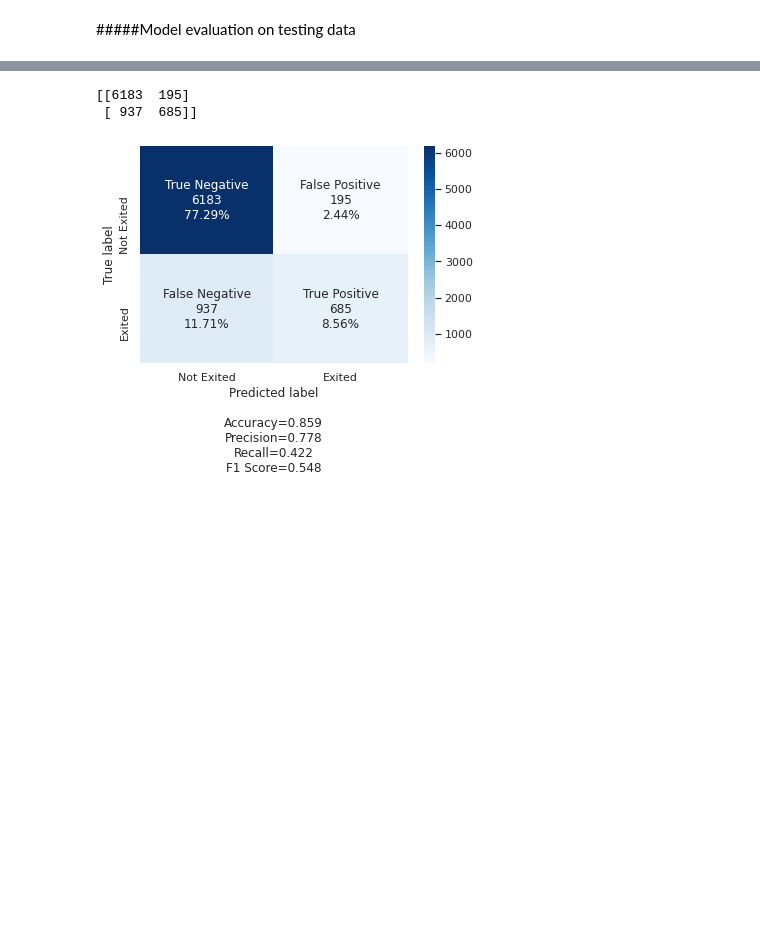
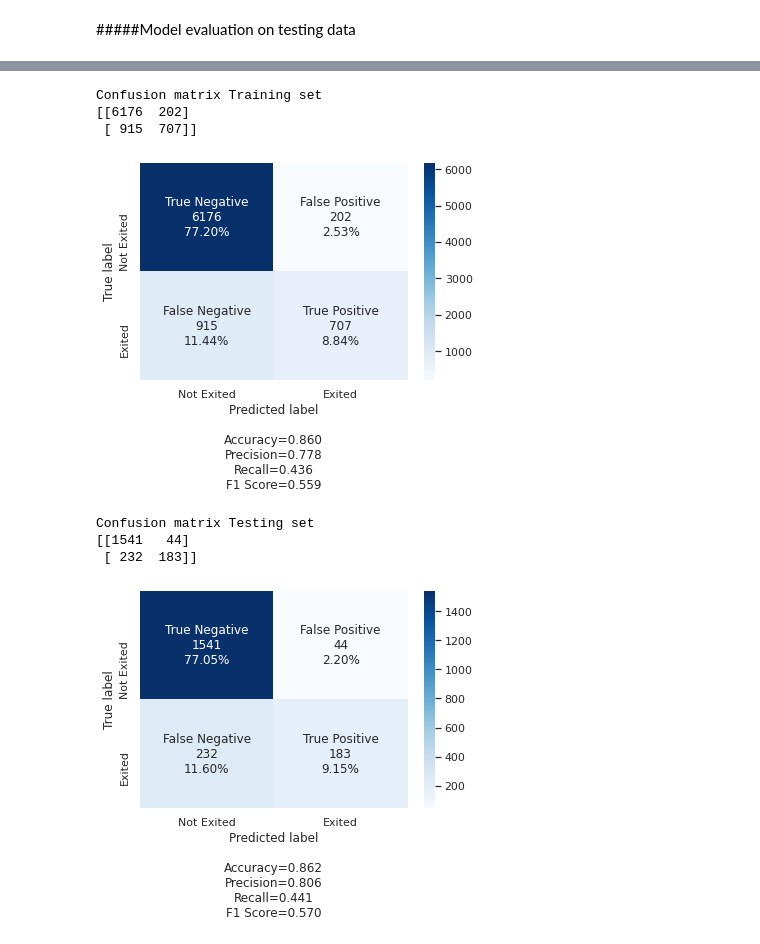
Before and after one commit to snegi5/hello-github, a Jupyter notebook: Module_7.ipynb, the cells around one changed output, grey strips where cells are left out. Saved outputs shown, nothing was run; the diff lists cells and outputs as text; code cells hidden in the pictures; blank space fills up the shorter version.

```diff
--- a/Module_7.ipynb
+++ b/Module_7.ipynb
@@ -544,6 +552,7 @@ y_pred_test = model.predict(X_test)
 # %%
 ## Confusion Matrix on training set
-#y_pred1 = model.predict(X_test)
+print("Confusion matrix Training set")
+y_pred_train = model.predict(X_train)
 for i in range(len(y_train)):
     if y_pred_train[i]>0.5:
         y_pred_train[i]=1
@@ -558,6 +567,29 @@ labels = ['True Negative','False Positive','False Negative','True Positive']
 categories = [ 'Not Exited','Exited']
 make_confusion_matrix(cm2,group_names=labels,categories=categories,cmap='Blues')
 # %% [output]
-[[6183  195]
- [ 937  685]]
+Confusion matrix Training set
+[[6176  202]
+ [ 915  707]]
 [figure]
+# %%
+## Confusion Matrix on testing set
+print("Confusion matrix Testing set")
+y_pred_test = model.predict(X_test)
+for i in range(len(y_test)):
+    if y_pred_test[i]>0.5:
+        y_pred_test[i]=1
+    else:
+        y_pred_test[i]=0
+
+
+
+cm2=confusion_matrix(y_test, y_pred_test)
+print(cm2)
+labels = ['True Negative','False Positive','False Negative','True Positive']
+categories = [ 'Not Exited','Exited']
+make_confusion_matrix(cm2,group_names=labels,categories=categories,cmap='Blues')
+# %% [output]
+Confusion matrix Testing set
+[[1541   44]
+ [ 232  183]]
+[figure, added]
```
Also changed, not shown: parts of 26 cells of this notebook.
